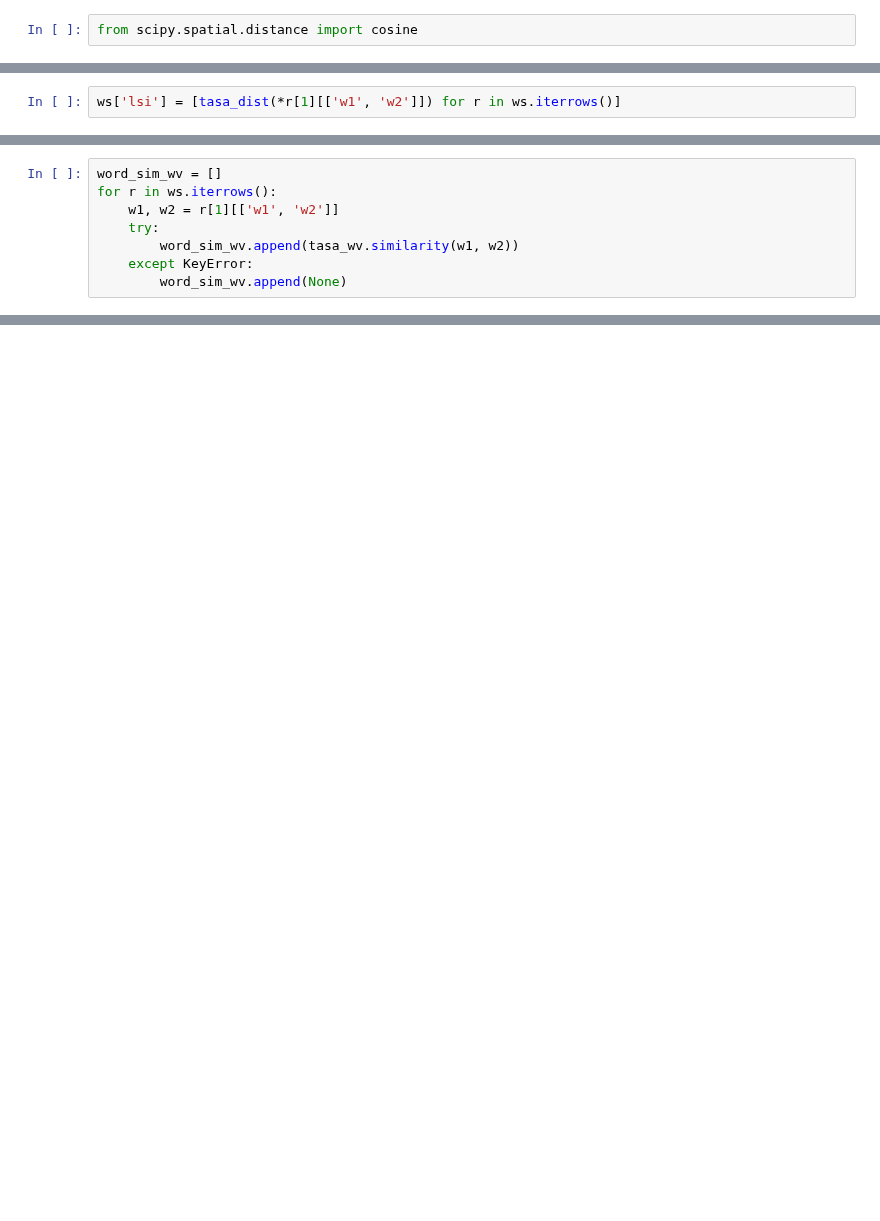
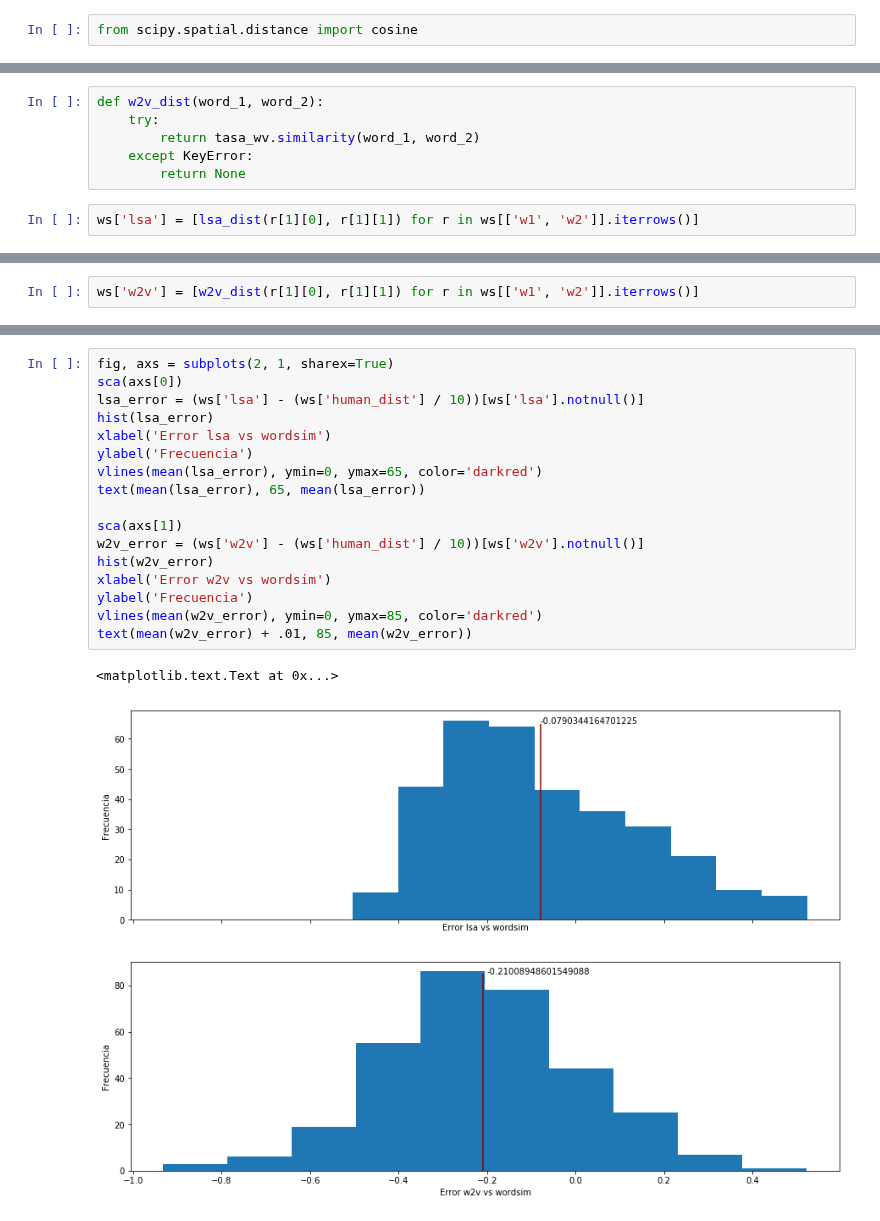
Before and after one commit to m2march/ciencia_datos, a Jupyter notebook: tp6/tp6.ipynb, the cells around one changed output, grey strips where cells are left out. Cells and saved outputs as stored; diff of their text form; blank space fills up the shorter version.

```diff
--- a/tp6/tp6.ipynb
+++ b/tp6/tp6.ipynb
@@ -917,2 +795,8 @@ def tasa_dist(word_1, word_2, tasa_dict=tasa_dict, tasa_lsi=tasa_lsi):
+# %%
+def w2v_dist(word_1, word_2):
+    try:
+        return tasa_wv.similarity(word_1, word_2)
+    except KeyError:
+        return None
 # %%
-ws['lsi'] = [tasa_dist(*r[1][['w1', 'w2']]) for r in ws.iterrows()]
+ws['lsa'] = [lsa_dist(r[1][0], r[1][1]) for r in ws[['w1', 'w2']].iterrows()]
@@ -929,8 +802,0 @@ else:
-# %%
-word_sim_wv = []
-for r in ws.iterrows():
-    w1, w2 = r[1][['w1', 'w2']]
-    try:
-        word_sim_wv.append(tasa_wv.similarity(w1, w2))
-    except KeyError:
-        word_sim_wv.append(None)
@@ -940,0 +803,2 @@ ws.iloc[dif_nan]
+# %%
+ws['w2v'] = [w2v_dist(r[1][0], r[1][1]) for r in ws[['w1', 'w2']].iterrows()]
@@ -940,0 +824,20 @@ ws.iloc[dif_nan]
+# %%
+fig, axs = subplots(2, 1, sharex=True)
+sca(axs[0])
+lsa_error = (ws['lsa'] - (ws['human_dist'] / 10))[ws['lsa'].notnull()]
+hist(lsa_error)
+xlabel('Error lsa vs wordsim')
+ylabel('Frecuencia')
+vlines(mean(lsa_error), ymin=0, ymax=65, color='darkred')
+text(mean(lsa_error), 65, mean(lsa_error))
+
+sca(axs[1])
+w2v_error = (ws['w2v'] - (ws['human_dist'] / 10))[ws['w2v'].notnull()]
+hist(w2v_error)
+xlabel('Error w2v vs wordsim')
+ylabel('Frecuencia')
+vlines(mean(w2v_error), ymin=0, ymax=85, color='darkred')
+text(mean(w2v_error) + .01, 85, mean(w2v_error))
+# %% [output]
+<matplotlib.text.Text at 0x...>
+[figure, added]
```
Also changed, not shown: parts of 72 cells of this notebook.
